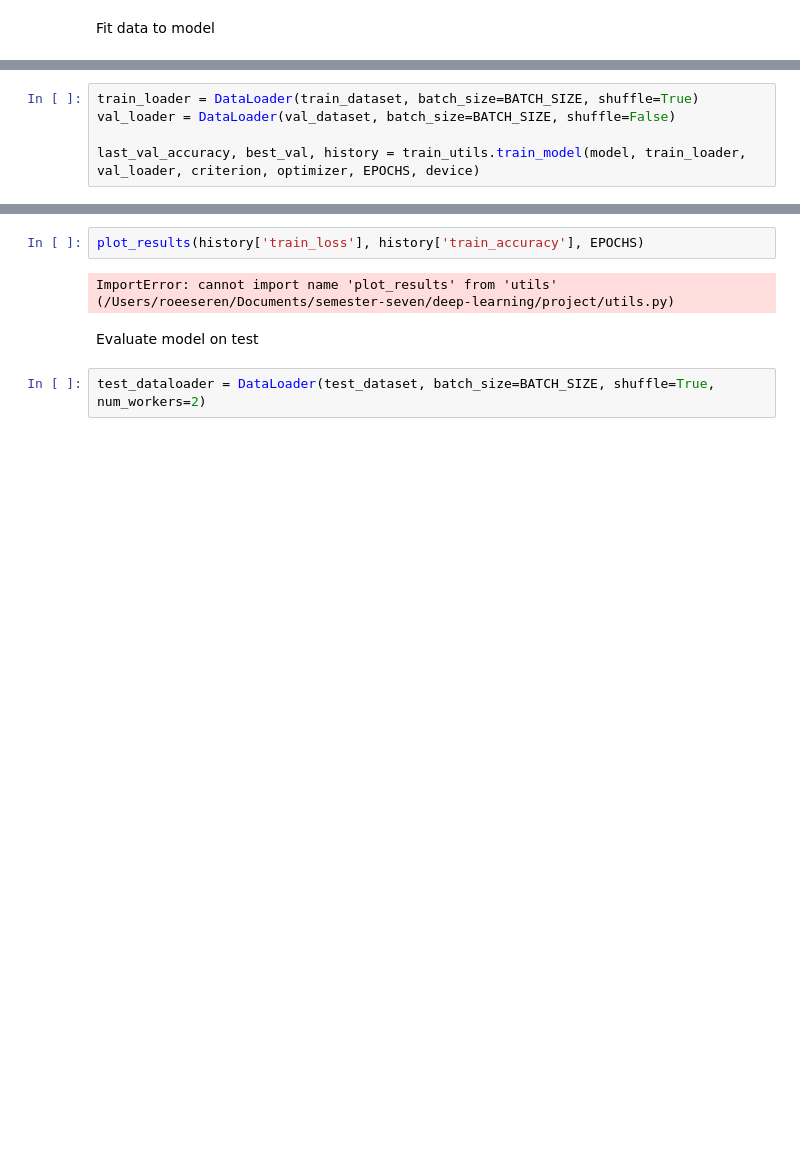
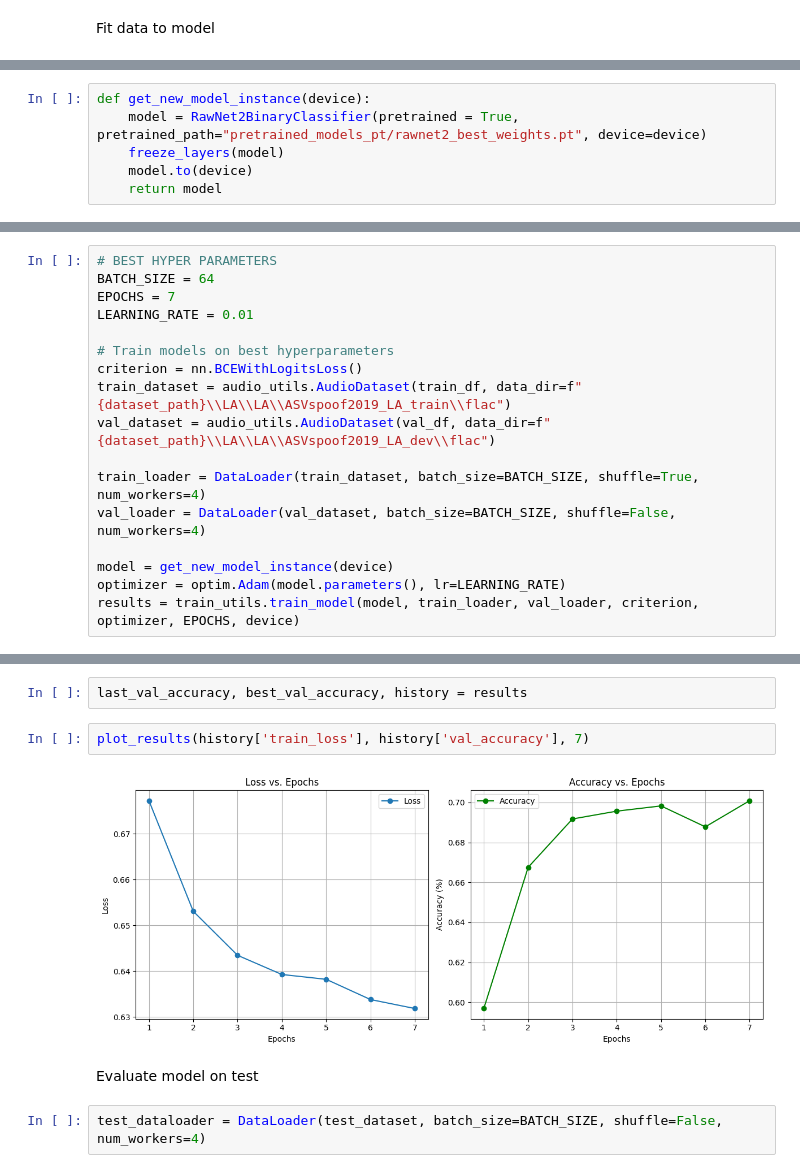
Before and after one commit to Roee97/Fake-Voice-Detection, a Jupyter notebook: RawNet.ipynb, the cells around one changed output, grey strips where cells are left out. Cells and saved outputs as stored; diff of their text form; blank space fills up the shorter version.

Commit message:
added rawnet results

```diff
--- a/RawNet.ipynb
+++ b/RawNet.ipynb
@@ -143,5 +154,0 @@ test_dataset = audio_utils.AudioDataset(test_df, data_dir=f"{dataset_path}/LA/LA
-# %%
-train_loader = DataLoader(train_dataset, batch_size=BATCH_SIZE, shuffle=True)
-val_loader = DataLoader(val_dataset, batch_size=BATCH_SIZE, shuffle=False)
-
-last_val_accuracy, best_val, history = train_utils.train_model(model, train_loader, val_loader, criterion, optimizer, EPOCHS, device)
@@ -166,0 +158,6 @@ Epoch [10/10], Loss: 0.2692, Accuracy: 89.40%
+# %%
+def get_new_model_instance(device):
+    model = RawNet2BinaryClassifier(pretrained = True, pretrained_path="pretrained_models_pt/rawnet2_best_weights.pt", device=device)
+    freeze_layers(model)
+    model.to(device)
+    return model
@@ -166,0 +191,17 @@ Epoch [10/10], Loss: 0.2692, Accuracy: 89.40%
+# %%
+# BEST HYPER PARAMETERS
+BATCH_SIZE = 64
+EPOCHS = 7
+LEARNING_RATE = 0.01
+
+# Train models on best hyperparameters
+criterion = nn.BCEWithLogitsLoss()
+train_dataset = audio_utils.AudioDataset(train_df, data_dir=f"{dataset_path}\\LA\\LA\\ASVspoof2019_LA_train\\flac")
+val_dataset = audio_utils.AudioDataset(val_df, data_dir=f"{dataset_path}\\LA\\LA\\ASVspoof2019_LA_dev\\flac")
+
+train_loader = DataLoader(train_dataset, batch_size=BATCH_SIZE, shuffle=True, num_workers=4)
+val_loader = DataLoader(val_dataset, batch_size=BATCH_SIZE, shuffle=False, num_workers=4)
+
+model = get_new_model_instance(device)
+optimizer = optim.Adam(model.parameters(), lr=LEARNING_RATE)
+results = train_utils.train_model(model, train_loader, val_loader, criterion, optimizer, EPOCHS, device)
@@ -167,11 +226,13 @@ Epoch [10/10], Loss: 0.2692, Accuracy: 89.40%
+# %%
+last_val_accuracy, best_val_accuracy, history = results
 # %%
-plot_results(history['train_loss'], history['train_accuracy'], EPOCHS)
+plot_results(history['train_loss'], history['val_accuracy'], 7)
 # %% [output]
-ImportError: cannot import name 'plot_results' from 'utils' (/Users/roeeseren/Documents/semester-seven/deep-learning/project/utils.py)
+[figure, added]
 # %% [markdown]
 Evaluate model on test
 # %%
-test_dataloader = DataLoader(test_dataset, batch_size=BATCH_SIZE, shuffle=True, num_workers=2)
+test_dataloader = DataLoader(test_dataset, batch_size=BATCH_SIZE, shuffle=False, num_workers=4)
 # %%
 print(f"Test Results: {train_utils.evaluate_model(model, test_dataloader, criterion, device)}")
 # %% [output]
```
Also changed, not shown: parts of 27 cells of this notebook, 5 other files.
